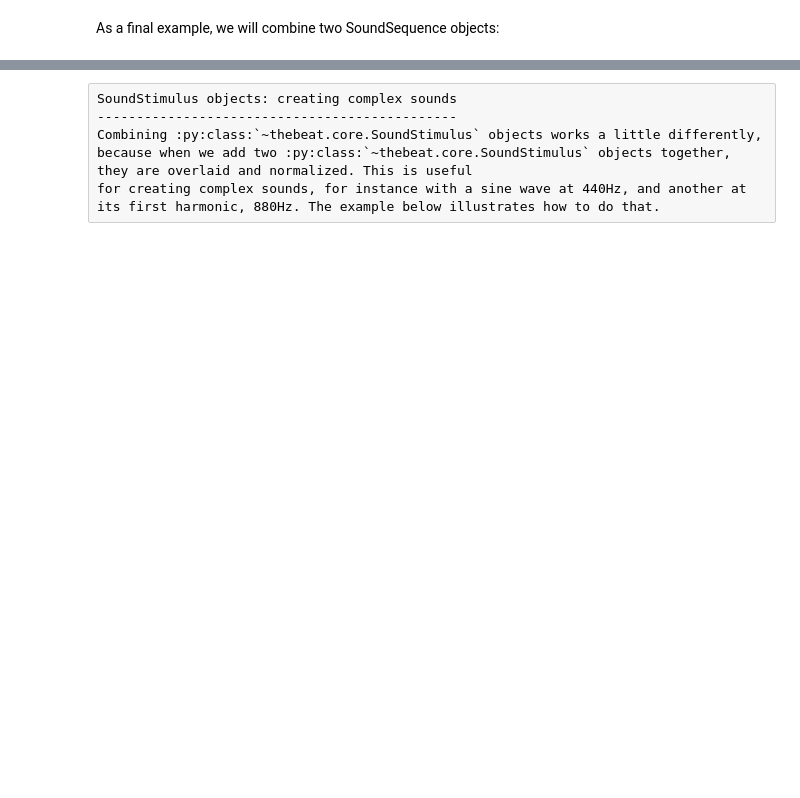
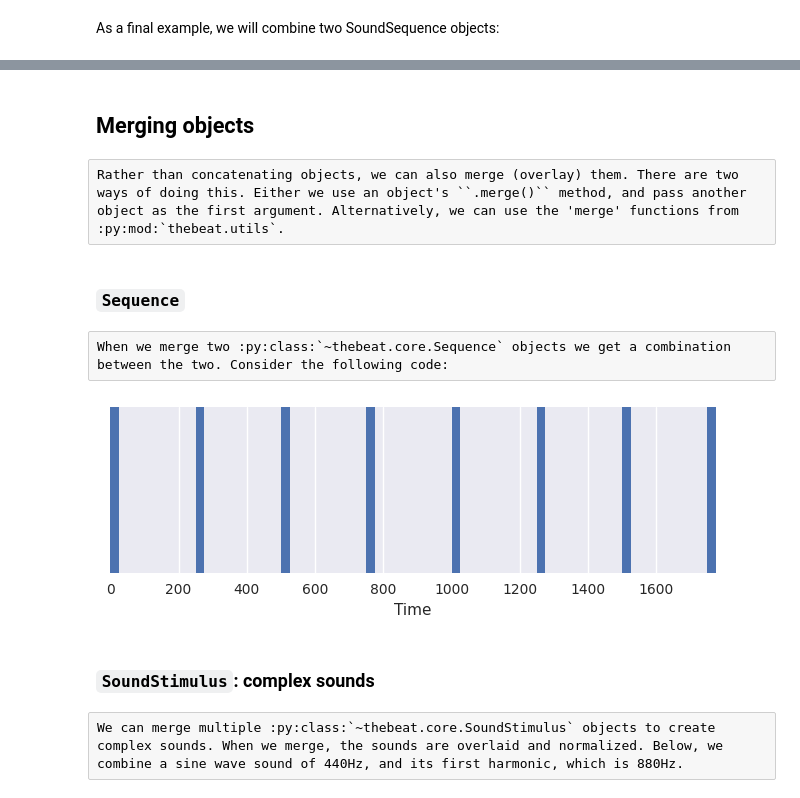
Before and after one commit to Jellevanderwerff/thebeat, a Jupyter notebook: docs/source/examples/tipstricks/combining_repeating.ipynb, the cells around one changed output, grey strips where cells are left out. Cells and saved outputs as stored; diff of their text form; code cells hidden in the pictures; blank space fills up the shorter version.

```diff
--- a/docs/source/examples/tipstricks/combining_repeating.ipynb
+++ b/docs/source/examples/tipstricks/combining_repeating.ipynb
@@ -61,6 +77,28 @@ trial.plot_waveform();
+# %% [markdown]
+## Merging objects
+# %% [raw]
+Rather than concatenating objects, we can also merge (overlay) them. There are two ways of doing this. Either we use an object's ``.merge()`` method, and pass another object as the first argument. Alternatively, we can use the 'merge' functions from :py:mod:`thebeat.utils`.
+# %% [markdown]
+### ``Sequence``
+# %% [raw]
+When we merge two :py:class:`~thebeat.core.Sequence` objects we get a combination between the two. Consider the following code:
+# %%
+seq1 = Sequence.from_onsets([0, 500, 1000, 1500])
+seq2 = Sequence.from_onsets([250, 750, 1250, 1750])
+
+# Method 1
+seq = seq1.merge(seq2)
+
+# Method 2
+from thebeat.utils import merge_sequences
+seq = merge_sequences([seq1, seq2])
+
+# Plot
+seq.plot_sequence();
+# %% [output]
+[figure, added]
+# %% [markdown]
+### ``SoundStimulus``: complex sounds
 # %% [raw]
-SoundStimulus objects: creating complex sounds
-----------------------------------------------
-Combining :py:class:`~thebeat.core.SoundStimulus` objects works a little differently, because when we add two :py:class:`~thebeat.core.SoundStimulus` objects together, they are overlaid and normalized. This is useful
-for creating complex sounds, for instance with a sine wave at 440Hz, and another at its first harmonic, 880Hz. The example below illustrates how to do that.
+We can merge multiple :py:class:`~thebeat.core.SoundStimulus` objects to create complex sounds. When we merge, the sounds are overlaid and normalized. Below, we combine a sine wave sound of 440Hz, and its first harmonic, which is 880Hz.
 # %%
```
Also changed, not shown: parts of 19 cells of this notebook, 10 other files.
